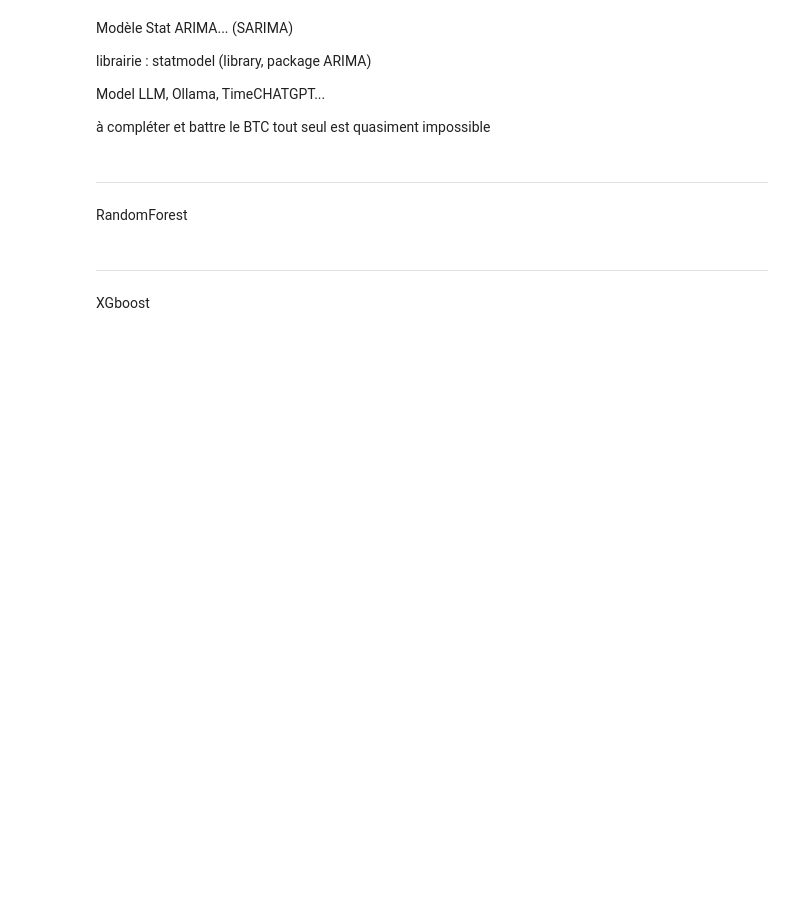
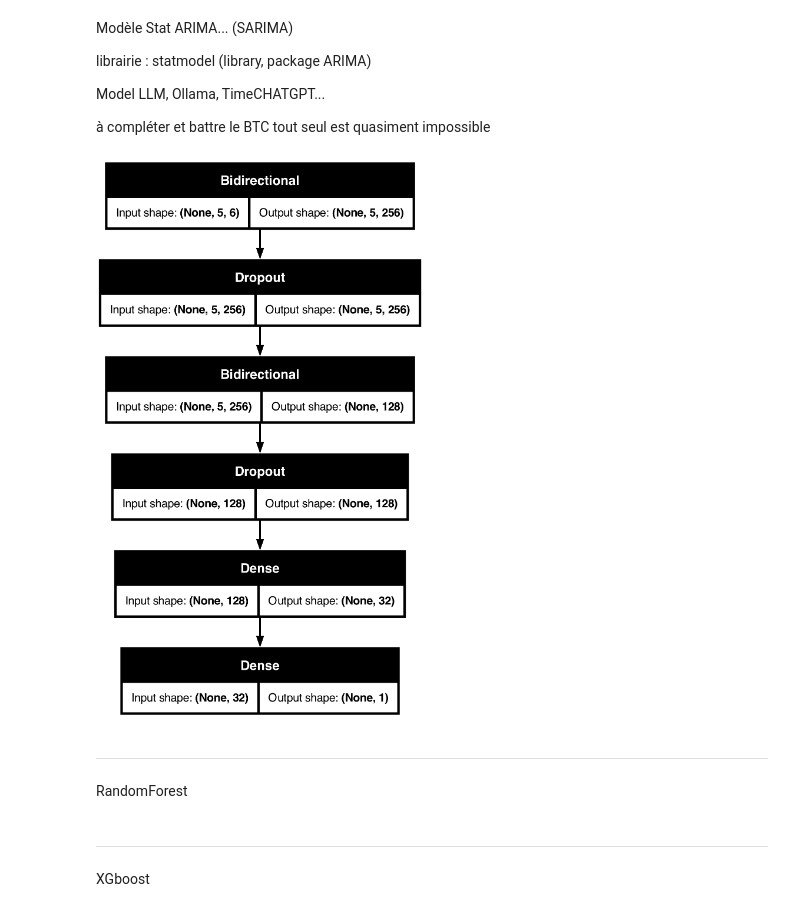
Before and after one commit to ElouanBahri/Predicting_crypto_prices, a Jupyter notebook: src/notebooks/RNN_model.ipynb, the cells around one changed output. Saved outputs shown, nothing was run; the diff lists cells and outputs as text; code cells hidden in the pictures; blank space fills up the shorter version.

```diff
--- a/src/notebooks/RNN_model.ipynb
+++ b/src/notebooks/RNN_model.ipynb
@@ -189,6 +189,12 @@ model3 = Sequential(
 model3.summary()
 # %%
 model_ = tf.keras.models.load_model("../models/RNN(O.5646)_high(0.55)_low_(0.44).keras")
+# %%
+from keras.utils import plot_model
+
+plot_model(model_, to_file='/Users/elouan/Desktop/Projet de StatApp/rnn_architecture.png', show_shapes=True)
+# %% [output]
+[figure, added]
 # %%
 # Compile the model
 model3.compile(
```
